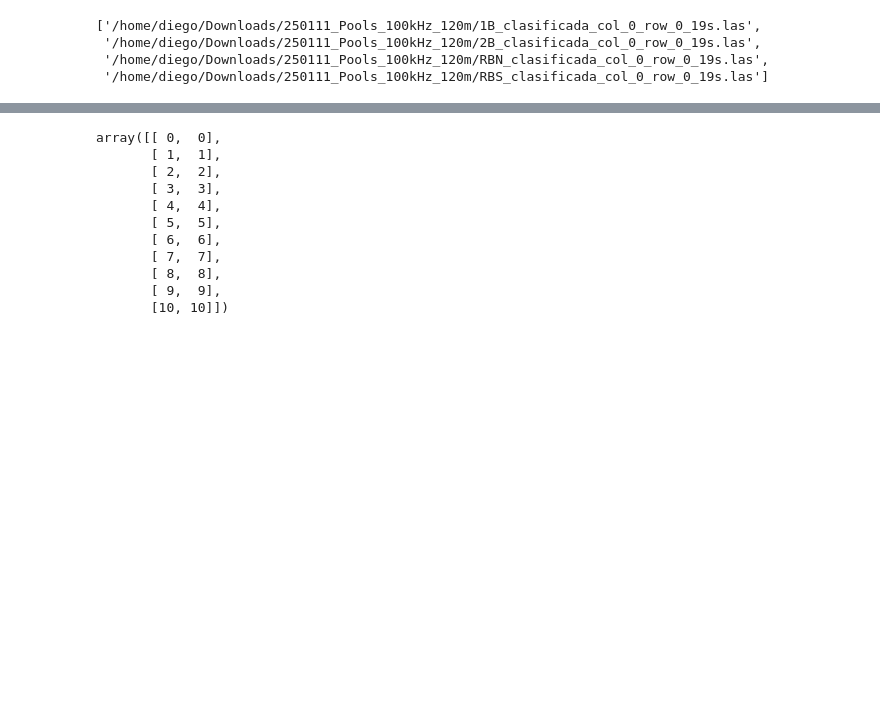
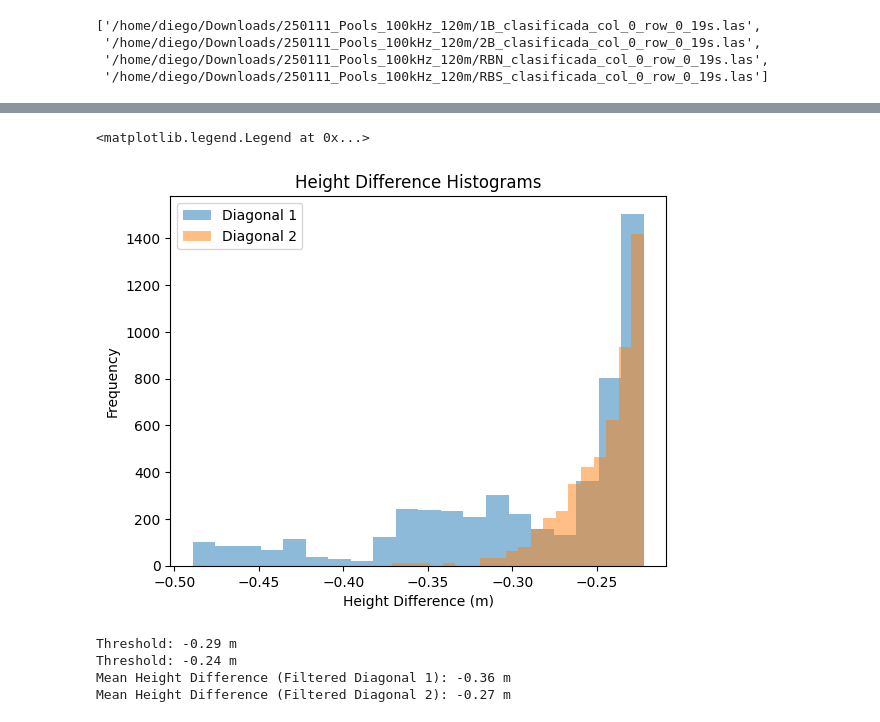
Before and after one commit to Kauel-Chile/sqm_batimetria, a Jupyter notebook: discrete_interface.ipynb, the cells around one changed output, grey strips where cells are left out. Cells and saved outputs as stored; diff of their text form; code cells hidden in the pictures; blank space fills up the shorter version.

```diff
--- a/discrete_interface.ipynb
+++ b/discrete_interface.ipynb
@@ -65,7 +64,7 @@ paths
 # %%
 #POOL_NAME = 'RBN'
 PROJECT_NAME = '250111_Pools_100kHz_120m'
-PATH_PROJECT_LAS = paths[3]#f'data/{PROJECT_NAME}/{POOL_NAME}_clasificada_col_0_row_0_19s.las'
+PATH_PROJECT_LAS = paths[2]#f'data/{PROJECT_NAME}/{POOL_NAME}_clasificada_col_0_row_0_19s.las'
 LIMIT = -1
 # %%
 las_points, las_colors, las_rgba_colors, las_clasification = get_points_and_colors_from_las(PATH_PROJECT_LAS, limit=LIMIT)
@@ -277,14 +272,41 @@ Mean Height Difference (All Points): 0.71 m
-# %%
-bresenham_line((0,0), (10,10))
-# %% [output]
-array([[ 0,  0],
-       [ 1,  1],
-       [ 2,  2],
-       [ 3,  3],
-       [ 4,  4],
-       [ 5,  5],
-       [ 6,  6],
-       [ 7,  7],
-       [ 8,  8],
-       [ 9,  9],
-       [10, 10]])
+# %%
+plt.hist(diagonal1_z, bins=20, alpha=0.5, label='Diagonal 1')
+plt.hist(diagonal2_z, bins=20, alpha=0.5, label='Diagonal 2')
+plt.xlabel('Height Difference (m)')
+plt.ylabel('Frequency')
+plt.title('Height Difference Histograms')
+plt.legend()
+# %% [output]
+<matplotlib.legend.Legend at 0x...>
+[figure, added]
+# %%
+# gaussianmixture
+
+from sklearn.mixture import GaussianMixture
+
+# Fit a Gaussian Mixture Model to the height differences  with 2 components and keep the minor component
+gm = GaussianMixture(n_components=2, random_state=42)
+gm.fit(np.array(diagonal1_z).reshape(-1, 1))
+
+# Find intersection point
+threshold_1 = gm.means_.mean()
+print(f"Threshold: {threshold_1:.2f} m")
+
+gm.fit(np.array(diagonal2_z).reshape(-1, 1))
+threshold_2 = gm.means_.mean()
+print(f"Threshold: {threshold_2:.2f} m")
+
+# Filter the diagonal points based on the threshold
+new_diagonal1_z = [z for z in diagonal1_z if z < threshold_1]
+new_diagonal2_z = [z for z in diagonal2_z if z < threshold_2]
+
+# Calculate means
+mean_new_diagonal1 = np.mean(new_diagonal1_z)
+mean_new_diagonal2 = np.mean(new_diagonal2_z)
+print(f"Mean Height Difference (Filtered Diagonal 1): {mean_new_diagonal1:.2f} m")
+print(f"Mean Height Difference (Filtered Diagonal 2): {mean_new_diagonal2:.2f} m")
+# %% [output]
+Threshold: -0.29 m
+Threshold: -0.24 m
+Mean Height Difference (Filtered Diagonal 1): -0.36 m
+Mean Height Difference (Filtered Diagonal 2): -0.27 m
```
Also changed, not shown: parts of 6 cells of this notebook.
